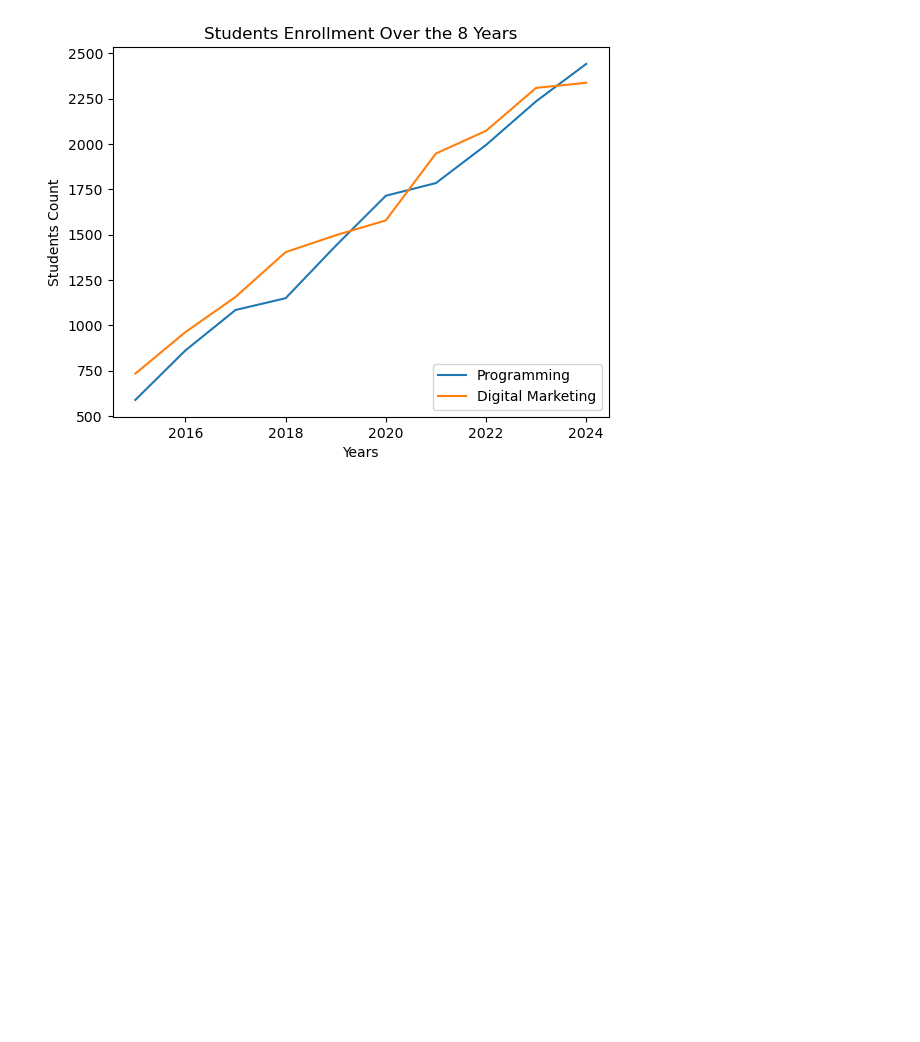
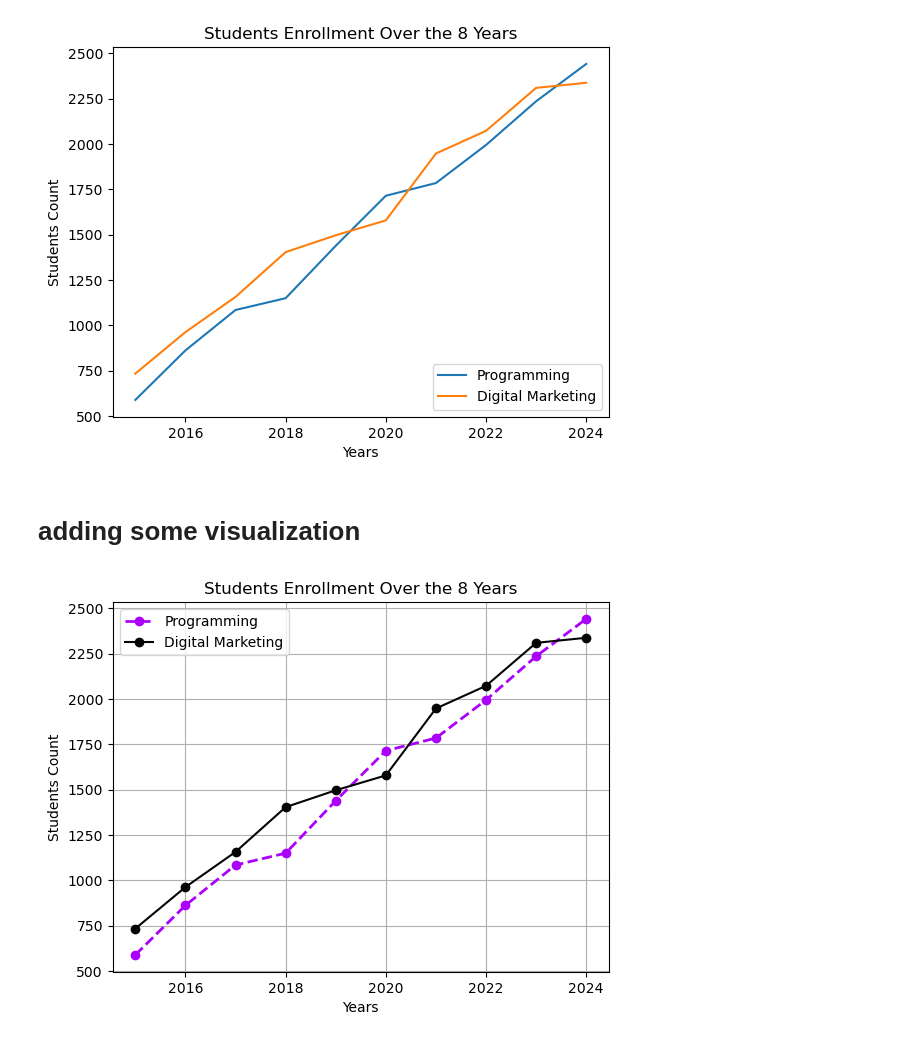
Before and after one commit to Dev-Maidul/Matplotlib, a Jupyter notebook: matplotlib.ipynb, the cells around one changed output. Drawn from its saved outputs; the diff is of its cells as text; code cells hidden in the pictures; blank space fills up the shorter version.

Commit message:
adding some visualization on plot

```diff
--- a/matplotlib.ipynb
+++ b/matplotlib.ipynb
@@ -67,3 +67,18 @@ plt.legend(loc='lower right')
 # %% [output]
 <matplotlib.legend.Legend at 0x...>
 [figure]
+# %% [markdown]
+# adding some visualization
+# %%
+plt.title("Students Enrollment Over the 8 Years")
+plt.xlabel("Years")
+plt.ylabel("Students Count")
+plt.plot(df["Year"],df["Programming"],label='Programming',color='#ab00fa',linewidth=2,linestyle='dashed',marker='o')
+plt.plot(df['Year'],df['Digital Marketing'],label='Digital Marketing',color='#050405',marker='o')
+
+
+plt.legend()
+plt.grid()
+plt.show()
+# %% [output]
+[figure, added]
```
